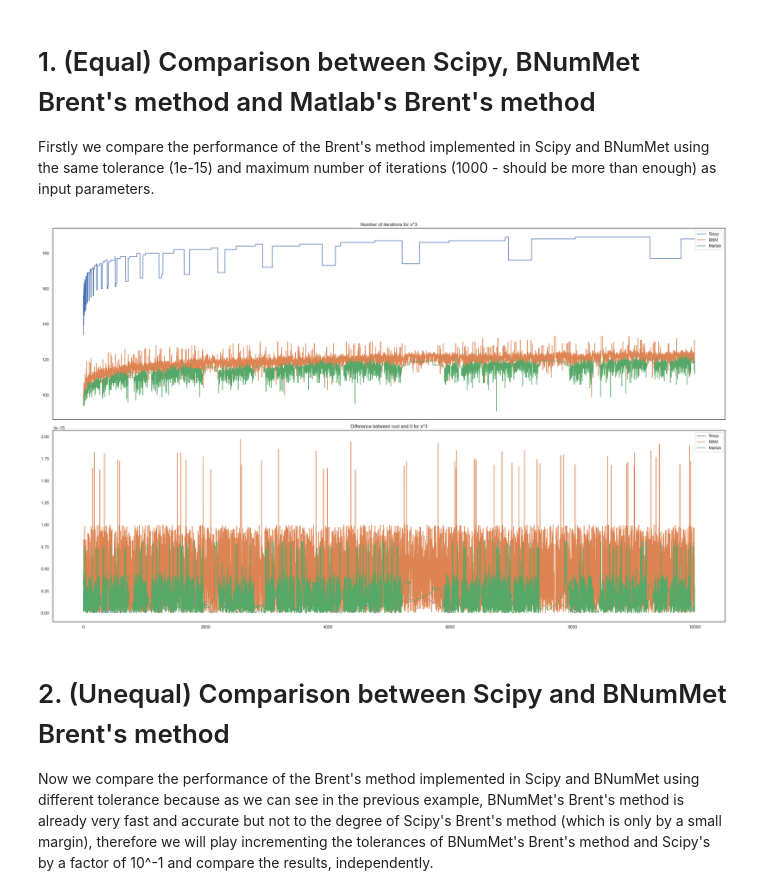
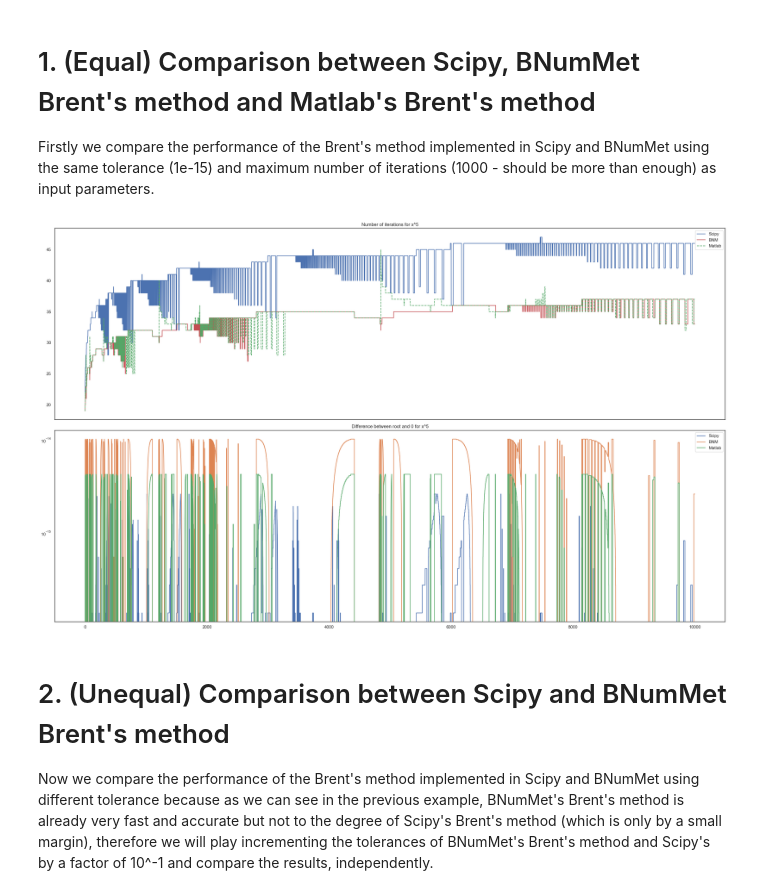
Before and after one commit to fbpazos/Trabajo-Fin-Master, a Jupyter notebook: Python_BNumMet/Demos/Timings/NonLinear_Iterations.ipynb, the cells around one changed output. Saved outputs shown, nothing was run; the diff lists cells and outputs as text; code cells hidden in the pictures.

Commit message:
26-03-2023
Random
    * Added Visualizer
    * Added tests for visualizer
    * Find only 2 small examples
NonLinear
    * Added Analysis for 1 and 0.1

```diff
--- a/Python_BNumMet/Demos/Timings/NonLinear_Iterations.ipynb
+++ b/Python_BNumMet/Demos/Timings/NonLinear_Iterations.ipynb
@@ -20,12 +20,10 @@ getIterations = lambda x: x[
 getIntervalWidth = lambda x: x[
     0
 ]  # This returns the interval width we have increased by
-getValue = lambda x: abs(
-    x[2]
-)  # This is the value of the function at the root (should be 0)
+getValue = lambda x: x[2]  # This is the value of the function at the root (should be 0)
 
 
-def experimentPlot(df, order, noMatlab=False):
+def experimentPlot(df, order, noMatlab=False, number=1):
     # Plot 3 graphs in one figure
     # 1. Number of iterations
     # 2. Difference between root and 0
@@ -40,17 +38,20 @@ def experimentPlot(df, order, noMatlab=False):
     axis[0].plot(
         xAxis,
         list(map(getIterations, df["Scipy"][order])),
+        "b-",
         label="Scipy",
     )
     axis[0].plot(
         xAxis,
         list(map(getIterations, df["BNM"][order])),
+        "r-",
         label="BNM",
     )
     if not noMatlab:
         axis[0].plot(
             xAxis,
             list(map(getIterations, df["Matlab"][order])),
+            "g--",
             label="Matlab",
         )
 
@@ -61,6 +62,19 @@ def experimentPlot(df, order, noMatlab=False):
     valsScipy = list(map(getValue, df["Scipy"][order]))
     valsBNUM = list(map(getValue, df["BNM"][order]))
     valsMatlab = list(map(getValue, df["Matlab"][order]))
+    if number == 1:
+        calcNumb = 1
+    else:
+        calcNumb = 0.1
+
+    # Subtract the number and divide by the number in absolute value
+    valsScipy = [
+        abs((valsScipy[i] - calcNumb) / calcNumb) for i in range(len(valsScipy))
+    ]
+    valsBNUM = [abs((valsBNUM[i] - calcNumb) / calcNumb) for i in range(len(valsBNUM))]
+    valsMatlab = [
+        abs((valsMatlab[i] - calcNumb) / calcNumb) for i in range(len(valsMatlab))
+    ]
 
     axis[1].plot(xAxis, valsScipy, label="Scipy")
     axis[1].plot(xAxis, valsBNUM, label="BNM")
@@ -68,6 +82,7 @@ def experimentPlot(df, order, noMatlab=False):
         axis[1].plot(xAxis, valsMatlab, label="Matlab")
     axis[1].legend()
     axis[1].set_title(f"Difference between root and 0 for {order}")
+    axis[1].set_yscale("log")
 
     """
     # Plot 3 - Difference between root and 0 as a bar chart
@@ -83,14 +96,16 @@ order = "x^9"  # Change this to see different functions
+# %%
+number = 2
 # %% [markdown]
 # 1. (Equal) Comparison between Scipy, BNumMet Brent's method and Matlab's Brent's method
 Firstly we compare the performance of the Brent's method implemented in Scipy and BNumMet using the same tolerance (1e-15) and maximum number of iterations (1000 - should be more than enough) as input parameters.
 # %%
-results = json.load(open("./Results/NonLinear/NonLinearTimings.json", "r"))
+results = json.load(open(f"./Results/NonLinear/NonLinearTimings_{number}.json", "r"))
 df = pd.DataFrame(results)
-order = "x^3 "
-experimentPlot(df, order)
+order = "x^5"
+experimentPlot(df, order, number=number)
 plt.show()
 # %% [output]
-[figure, old version]
+[figure, new version]
 # %% [markdown]
 # 2. (Unequal) Comparison between Scipy and BNumMet Brent's method
 Now we compare the performance of the Brent's method implemented in Scipy and BNumMet using different tolerance because as we can see in the previous example, BNumMet's Brent's method is already very fast and accurate but not to the degree of Scipy's Brent's method (which is only by a small margin), therefore we will play incrementing the tolerances of BNumMet's Brent's method and Scipy's by a factor of 10^-1 and compare the results, independently.
```
Also changed, not shown: parts of 3 cells of this notebook, 36 other files.
